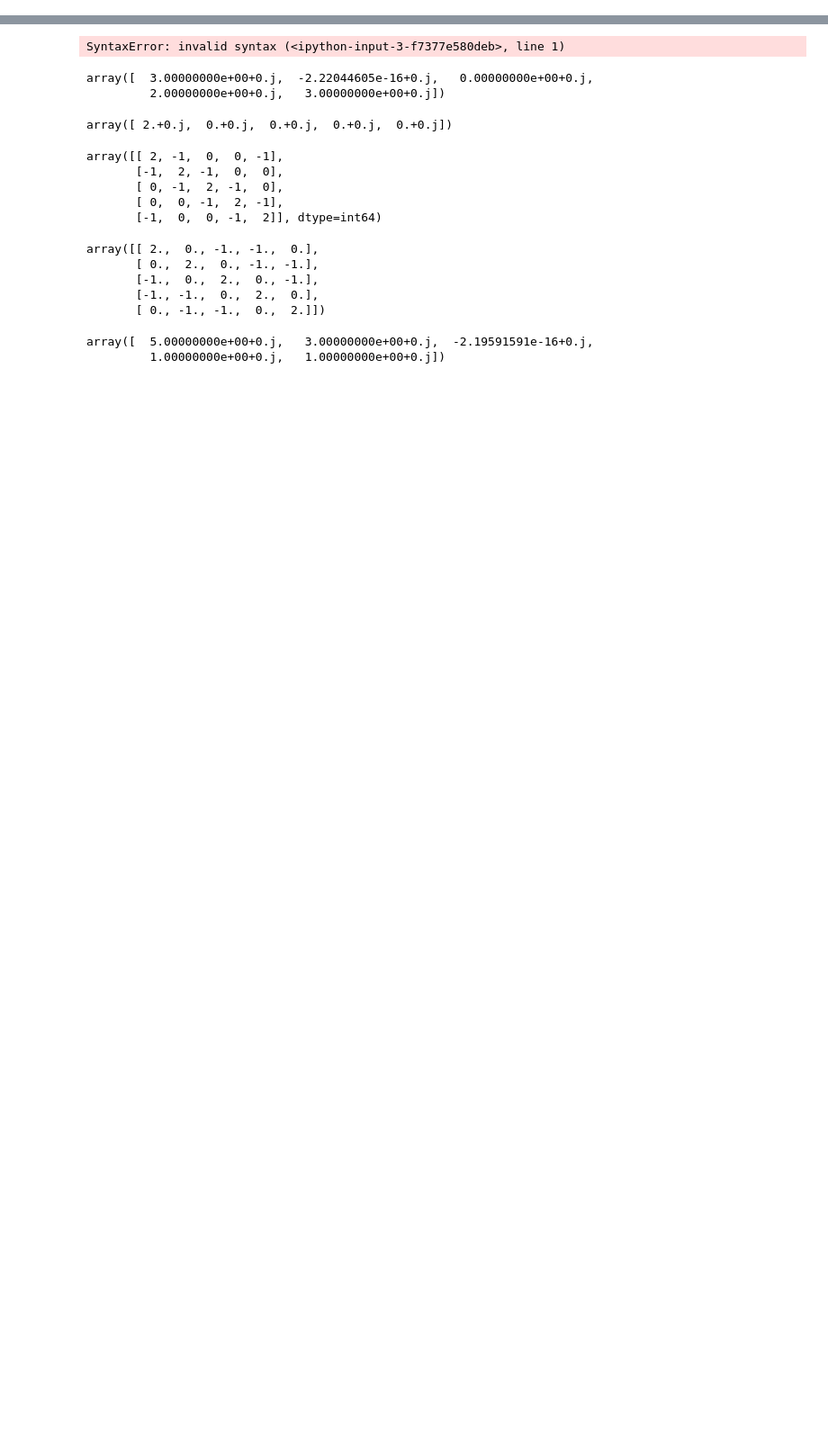
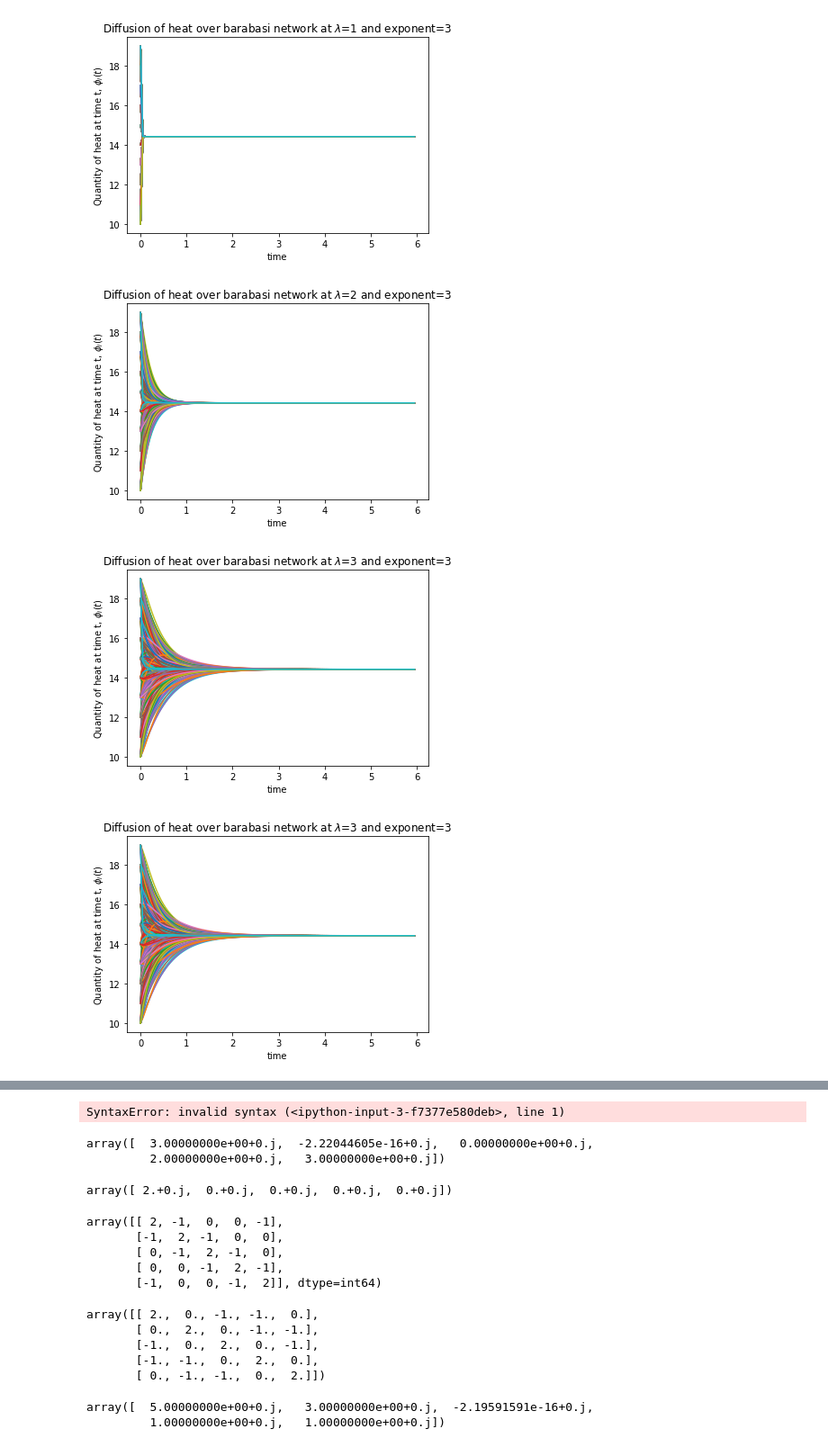
Before and after one commit to NanyanziAlice/Research-Code, a Jupyter notebook: Generalised-k-pathlaplacian.ipynb, the cells around one changed output, grey strips where cells are left out. Shown at 90% size. Drawn from its saved outputs; the diff is of its cells as text; code cells hidden in the pictures; blank space fills up the shorter version.

```diff
--- a/Generalised-k-pathlaplacian.ipynb
+++ b/Generalised-k-pathlaplacian.ipynb
@@ -67,0 +68,62 @@ array([[ 1.32045763, -1.        , -0.13533528, -0.04978707, -0.13533528],
+# %%
+#Barabasi network with average degree ~6
+
+import numpy as np
+import networkx as nx
+from scipy import linalg as LA
+import random as random
+import matplotlib.pyplot as plt
+
+G = nx.barabasi_albert_graph(1000, 3)
+n = len(G.nodes())
+lam_vals = [1,2,3]
+
+phi_0 = np.random.randint(10, 20,size=n)
+
+for lam in lam_vals:
+    L = kplaplacian_ltf(G,lam)
+    D, V = LA.eigh(L);                              #Compute the eigenvalues/vectors of the laplacian matrix
+    D = np.reshape(D,(n,1), order='F')
+    phi_0 = np.reshape(phi_0,(n,1), order='F');
+    phi_0V = np.dot((V.conj().transpose()),phi_0) #Transform the initial condition into the coordinate system of the eigenvectors
+
+    #plotting results
+    phi_lst=[]
+    time = np.arange(0,6,0.05)
+    for t in time :                             #Loop through times and decay each initial component
+        Phi = (phi_0V* (np.exp(-D*t)));                             #Exponential decay for each component
+        Phi = np.dot(V,Phi);
+        #Phi =  np.reshape(Phi, (1,n), order='F')                #shape phi to a lattice shape
+        phi_lst.append((Phi.ravel()).tolist())
+
+    plt.plot(time,phi_lst)
+    plt.xlabel('time')
+    plt.ylabel('Quantity of heat at time t, $\phi_i(t)$')
+    plt.title('Diffusion of heat over barabasi network at $\lambda$='+str(lam)+' and exponent=3')
+    plt.show()
+
+l = nx.laplacian_matrix(G).todense()
+D, V = LA.eigh(l);                              #Compute the eigenvalues/vectors of the laplacian matrix
+D = np.reshape(D,(n,1), order='F')
+phi_0 = np.reshape(phi_0,(n,1), order='F');
+phi_0V = np.dot((V.conj().transpose()),phi_0) #Transform the initial condition into the coordinate system of the eigenvectors
+
+#plotting results
+phi_lst=[]
+time = np.arange(0,6,0.05)
+for t in time :                             #Loop through times and decay each initial component
+    Phi = (phi_0V* (np.exp(-D*t)));                             #Exponential decay for each component
+    Phi = np.dot(V,Phi);
+    #Phi =  np.reshape(Phi, (1,n), order='F')                #shape phi to a lattice shape
+    phi_lst.append((Phi.ravel()).tolist())
+
+plt.plot(time,phi_lst)
+plt.xlabel('time')
+plt.ylabel('Quantity of heat at time t, $\phi_i(t)$')
+plt.title('Diffusion of heat over barabasi network at $\lambda$='+str(lam)+' and exponent=3')
+plt.show()
+# %% [output]
+[figure, added]
+[figure, added]
+[figure, added]
+[figure, added]
```
Also changed, not shown: parts of 5 cells of this notebook, 5 other files.
